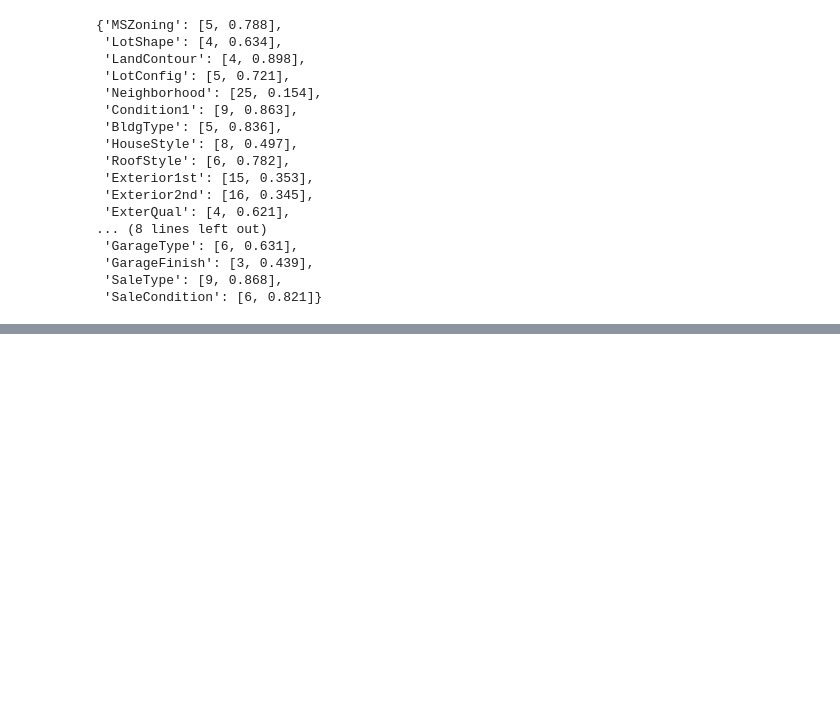
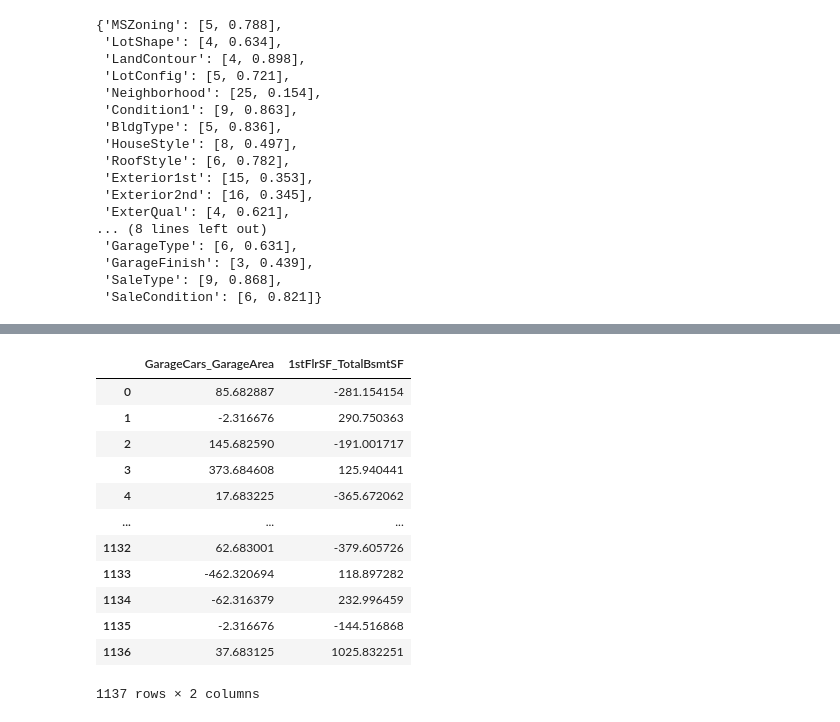
Before and after one commit to ataden48/house_price_train, a Jupyter notebook: house.ipynb, the cells around one changed output, grey strips where cells are left out. Cells and saved outputs as stored; diff of their text form; code cells hidden in the pictures; blank space fills up the shorter version.

```diff
--- a/house.ipynb
+++ b/house.ipynb
@@ -291,0 +408,17 @@ data_sorted
+# %%
+pca = pd.DataFrame(np.column_stack([pca_garage,pca_other]), columns=['GarageCars_GarageArea', '1stFlrSF_TotalBsmtSF'])
+pca
+# %% [output]
+|  | GarageCars_GarageArea | 1stFlrSF_TotalBsmtSF |
+| 0 | 85.682887 | -281.154154 |
+| 1 | -2.316676 | 290.750363 |
+| 2 | 145.682590 | -191.001717 |
+| 3 | 373.684608 | 125.940441 |
+| 4 | 17.683225 | -365.672062 |
+| ... | ... | ... |
+| 1132 | 62.683001 | -379.605726 |
+| 1133 | -462.320694 | 118.897282 |
+| 1134 | -62.316379 | 232.996459 |
+| 1135 | -2.316676 | -144.516868 |
+| 1136 | 37.683125 | 1025.832251 |
+1137 rows × 2 columns
```
Also changed, not shown: parts of 42 cells of this notebook.
